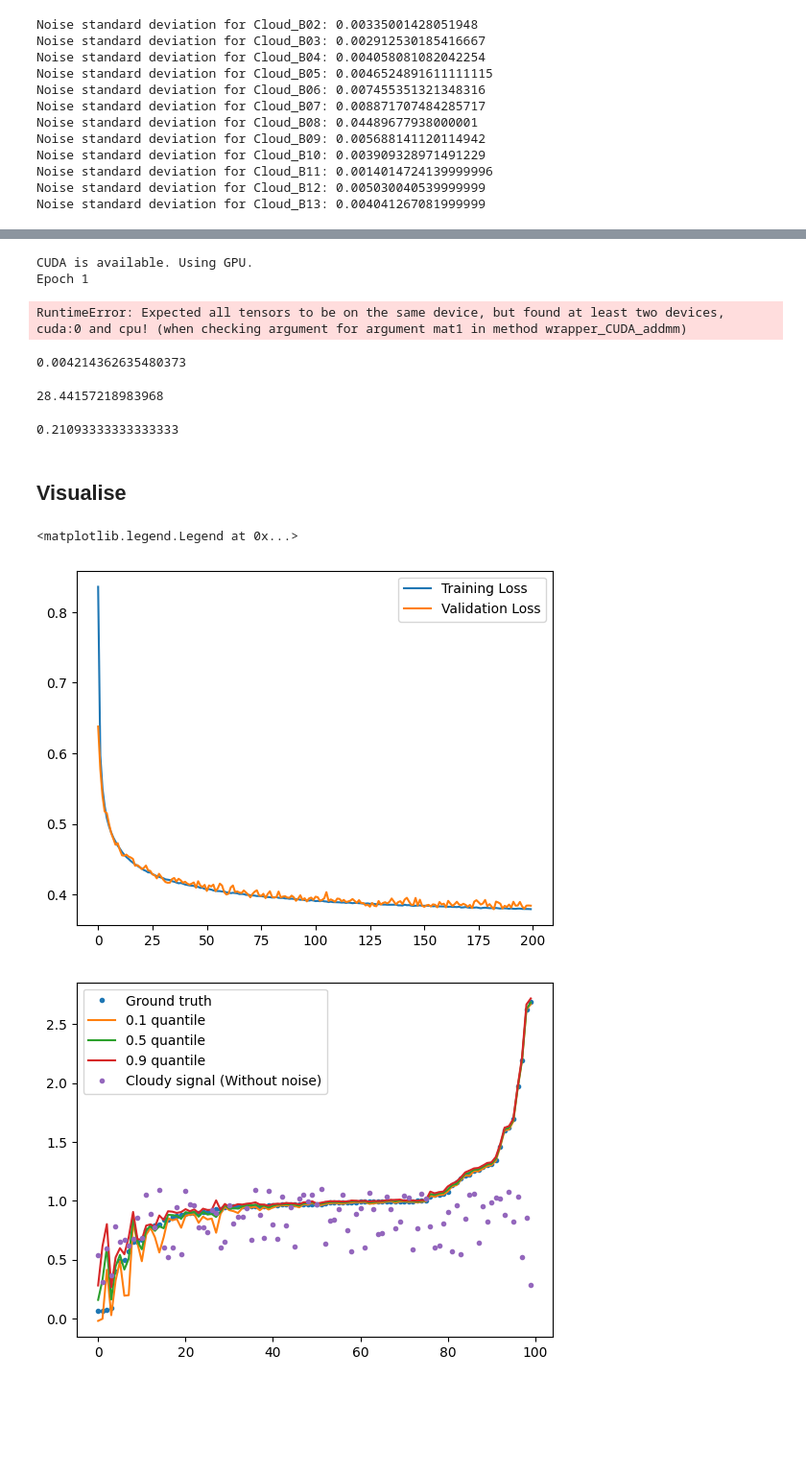
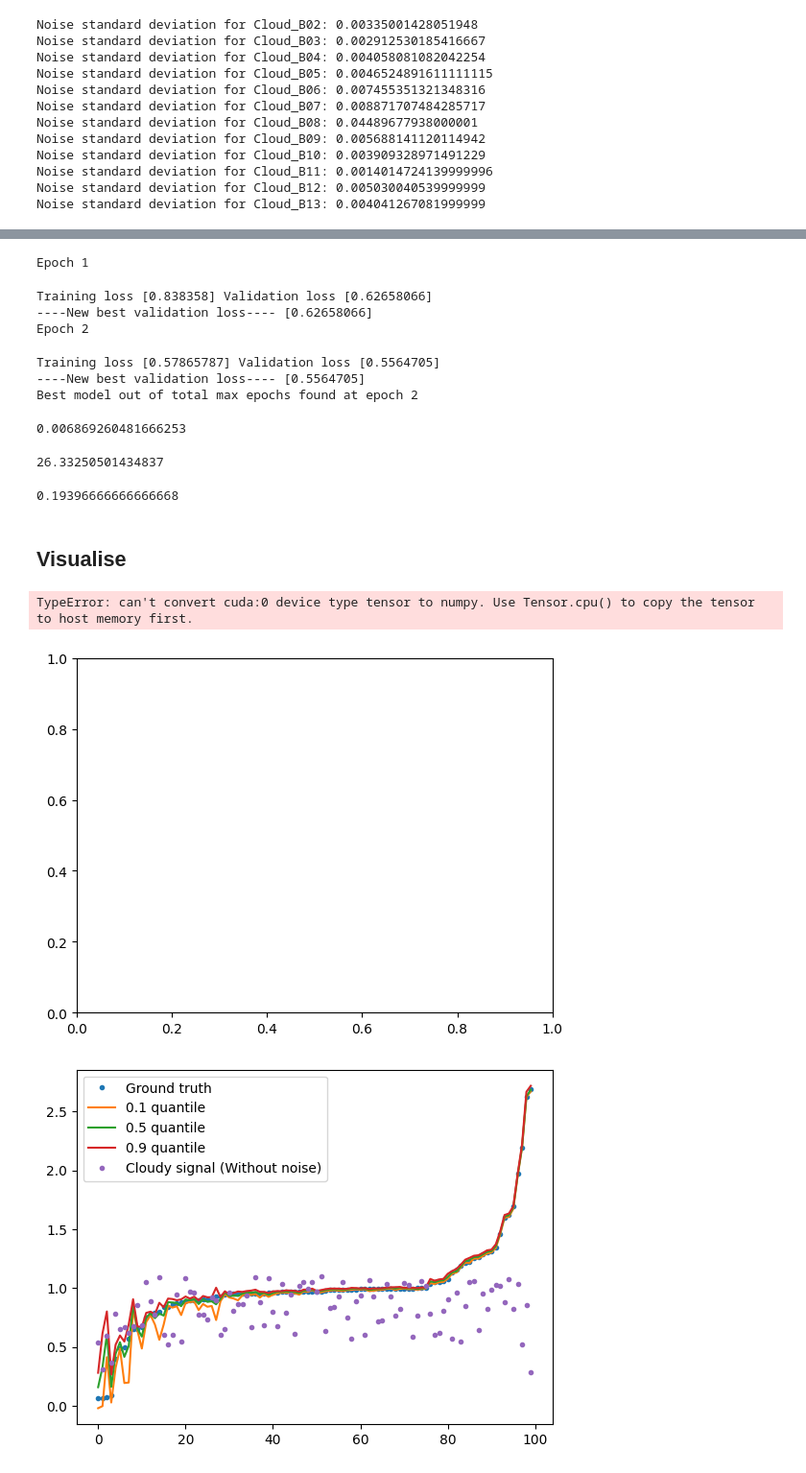
Before and after one commit to filipronn/SEEX30_Cloud_Fog, a Jupyter notebook: Cloud_rm/torch_qrnn_own.ipynb, the cells around one changed output, grey strips where cells are left out. Shown at 96% size. Cells and saved outputs as stored; diff of their text form; code cells hidden in the pictures; blank space fills up the shorter version.

Commit message:
Made all tensors use GPU if possible

```diff
--- a/Cloud_rm/torch_qrnn_own.ipynb
+++ b/Cloud_rm/torch_qrnn_own.ipynb
@@ -116,5 +110,5 @@ Tensor is on device: cuda:0
 # %%
-nepochs=200
+nepochs=2
 
 model=QuantileNetwork(quantiles=quantiles)
 
@@ -133,35 +127,39 @@ model.fit(X_train.to_numpy(),y_train.to_numpy(),
           nepochs=nepochs,
           sequence=sequence)
 # %% [output]
-CUDA is available. Using GPU.
 Epoch 1
-RuntimeError: Expected all tensors to be on the same device, but found at least two devices, cuda:0 and cpu! (when checking argument for argument mat1 in method wrapper_CUDA_addmm)
+Training loss [0.838358] Validation loss [0.62658066]
+----New best validation loss---- [0.62658066]
+Epoch 2
+Training loss [0.57865787] Validation loss [0.5564705]
+----New best validation loss---- [0.5564705]
+Best model out of total max epochs found at epoch 2
 # %%
 preds = model.predict(X_test.to_numpy())
 # %%
 ## MSE ##
 mean_squared_error(y_test.to_numpy(),preds[:,:,1])
 # %% [output]
-0.004214362635480373
+0.006869260481666253
 # %%
 ## PSNR ##
 QuantileNetwork.PSNR(y_test,preds[:,:,1])
 # %% [output]
-28.44157218983968
+26.33250501434837
 # %%
 ## Outrate ##
 QuantileNetwork.calc_outrate(y_test.to_numpy(),preds)
 # %% [output]
-0.21093333333333333
+0.19396666666666668
 # %% [markdown]
 ## Visualise
 # %%
-plt.plot(model.train_loss)
-plt.plot(model.val_loss)
+plt.plot(model.train_loss.data.cpu().numpy())
+plt.plot(model.val_loss.data.cpu().numpy())
 plt.legend(['Training Loss','Validation Loss'])
 # %% [output]
-<matplotlib.legend.Legend at 0x...>
+TypeError: can't convert cuda:0 device type tensor to numpy. Use Tensor.cpu() to copy the tensor to host memory first.
-[figure, old version]
+[figure, new version]
 # %%
 samples=100
 channel=5
```
Also changed, not shown: parts of 4 cells of this notebook, 1 other file.
